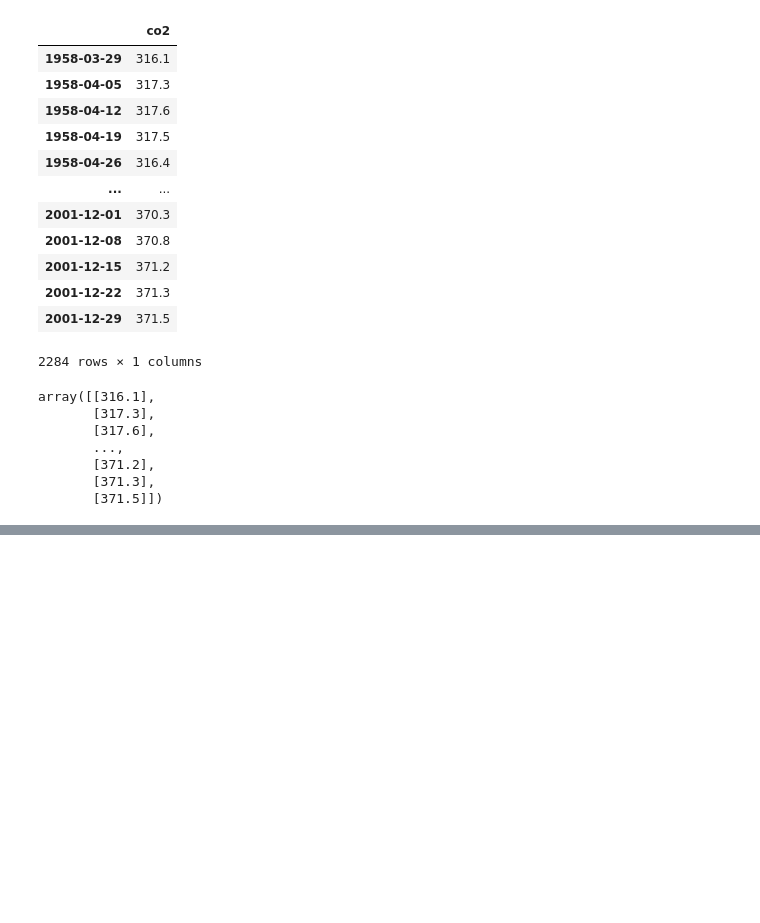
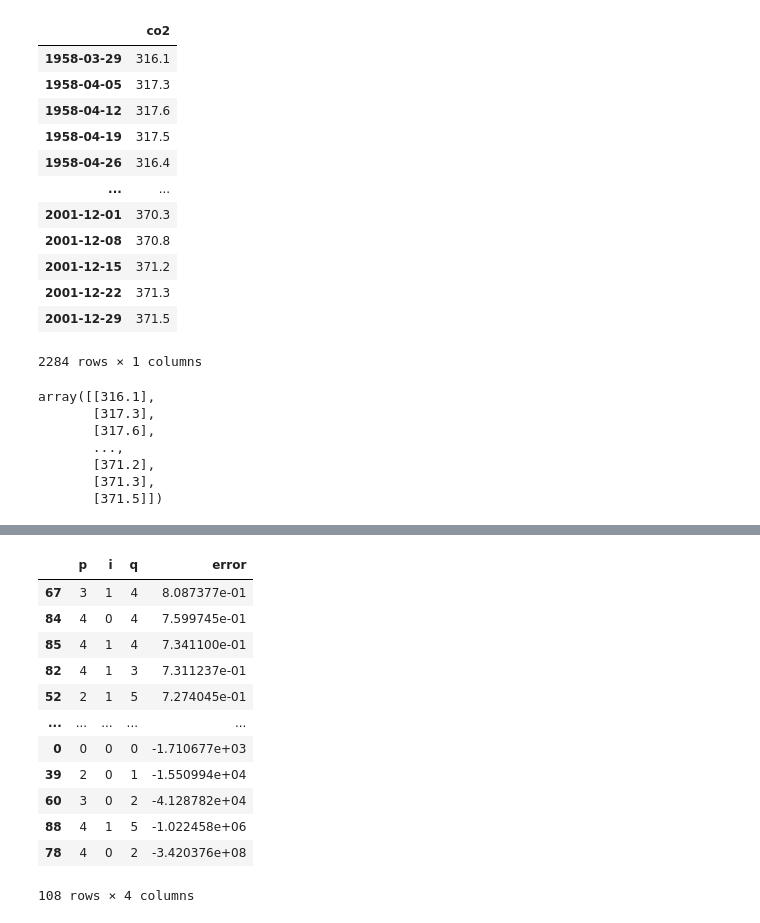
Before and after one commit to Udeani4/time_series_analysis, a Jupyter notebook: UNIVARIATE_TIME_SERIES/ARIMA.ipynb, the cells around one changed output, grey strips where cells are left out. Cells and saved outputs as stored; diff of their text form; code cells hidden in the pictures; blank space fills up the shorter version.

```diff
--- a/UNIVARIATE_TIME_SERIES/ARIMA.ipynb
+++ b/UNIVARIATE_TIME_SERIES/ARIMA.ipynb
@@ -172,4 +190,22 @@ for p in range(6):
 # %%
+import pandas as pd
+
 avg_errors = pd.DataFrame(avg_errors)
 avg_errors.columns = ['p', 'i', 'q', 'error']
-result = avg_errors.pivot(index='p', columns='q')
+result=avg_errors.sort_values('error', ascending=False)
+# %%
+result
+# %% [output]
+|  | p | i | q | error |
+| 67 | 3 | 1 | 4 | 8.087377e-01 |
+| 84 | 4 | 0 | 4 | 7.599745e-01 |
+| 85 | 4 | 1 | 4 | 7.341100e-01 |
+| 82 | 4 | 1 | 3 | 7.311237e-01 |
+| 52 | 2 | 1 | 5 | 7.274045e-01 |
+| ... | ... | ... | ... | ... |
+| 0 | 0 | 0 | 0 | -1.710677e+03 |
+| 39 | 2 | 0 | 1 | -1.550994e+04 |
+| 60 | 3 | 0 | 2 | -4.128782e+04 |
+| 88 | 4 | 1 | 5 | -1.022458e+06 |
+| 78 | 4 | 0 | 2 | -3.420376e+08 |
+108 rows × 4 columns
```
Also changed, not shown: parts of 4 cells of this notebook, 7 other files.
